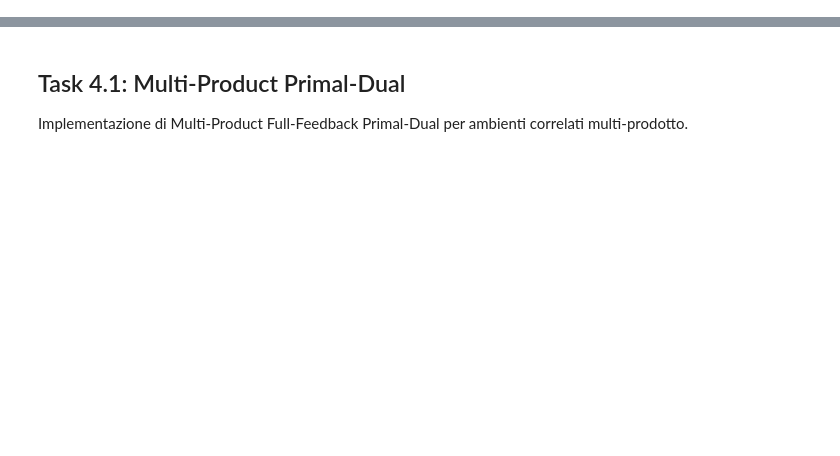
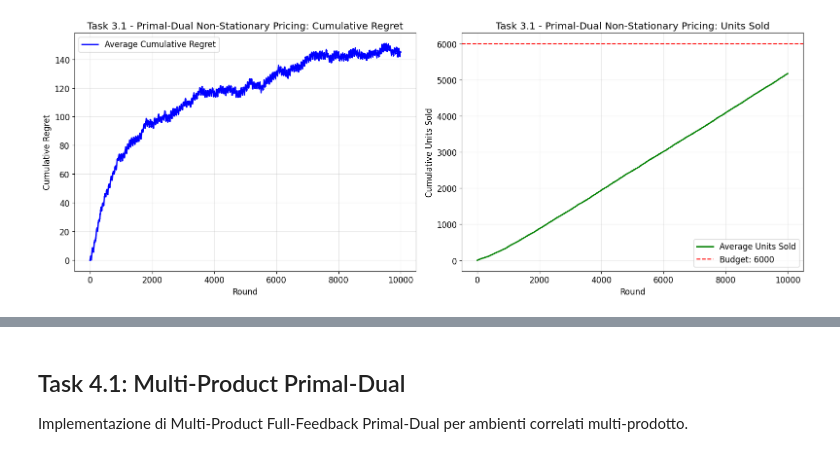
Before and after one commit to aceci0127/Online-Learning-Application-Group-Project, a Jupyter notebook: notebook.ipynb, the cells around one changed output, grey strips where cells are left out. Drawn from its saved outputs; the diff is of its cells as text; code cells hidden in the pictures; blank space fills up the shorter version.

```diff
--- a/notebook.ipynb
+++ b/notebook.ipynb
@@ -434,0 +803,99 @@ Efficienza media: 94.2%
+# %%
+class Task3_1_Runner(StandardExperimentRunner):
+    """Primal-Dual Non-Stationary Pricing experiment runner"""
+
+    def __init__(self, config: ExperimentConfig):
+        super().__init__(config)
+        if config.prices is None:
+            raise ValueError("Prices must be provided for Task 3.1")
+        self.prices = config.prices
+        self.shock_prob = 0.50
+        self.freq = 300
+
+    def create_environment(self, trial_seed: int):
+        rng = np.random.RandomState(trial_seed)
+        return NonStationaryBudgetedPricingEnvironment(
+            self.prices, self.config.horizon, self.shock_prob, self.freq,
+            num_regimes=10000, valuation_type='beta', rng=rng
+        )
+
+    def create_agent(self, trial_seed: int):
+        rng = np.random.RandomState(trial_seed)
+        eta = 1 / np.sqrt(self.config.horizon)
+        return FFPrimalDualPricingAgent(self.prices, self.config.horizon, self.config.budget, rng=rng, eta=eta)
+
+    def compute_clairvoyant_reward(self) -> float:
+        return 0.2528 #TODO: implement clairvoyant reward
+
+    def run_single_trial(self, trial: int):
+        """Custom trial runner for Task 3.1 due to special full-feedback structure"""
+        trial_seed = self.config.seed + trial
+        np.random.seed(trial_seed)
+
+        env = self.create_environment(trial_seed)
+        agent = self.create_agent(trial_seed)
+
+        # Compute clairvoyant for this specific trial
+        sell_probabilities = env.compute_sell_probabilities()
+        exp_util, gamma, exp_cost = compute_clairvoyant_single_product(
+            self.prices, sell_probabilities, self.config.budget, self.config.horizon
+        )
+
+        if trial == 0:
+            print(f"Clairvoyant utility: {exp_util:.4f}")
+            print(f"Expected cost per round: {exp_cost:.4f}")
+            print(f"Sell probabilities (first 5): {sell_probabilities[:5]}")
+
+        regrets = []
+        units_sold = []
+        cum_reward = 0.0
+        cum_regret = 0.0
+        cum_units = 0
+
+        for t in range(self.config.horizon):
+            arm = agent.pull_arm()
+            if arm is None:
+                print(f"Trial {trial+1}: Budget exhausted at round {t}.")
+                break
+
+            valuation = env.round()
+            reward, sold = agent.update(valuation)
+
+            cum_reward += reward
+            instant_regret = exp_util - reward
+            cum_regret += instant_regret
+            cum_units += sold
+            regrets.append(cum_regret)
+            units_sold.append(int(cum_units))
+
+        print(f"Trial {trial+1}: Final reward = {cum_reward:.2f}, Budget remaining = {agent.inventory}")
+        print(f"Final pull counts: {agent.pull_counts}")
+        print(f"Final λ multiplier: {agent.lmbd:.4f}")
+
+        return regrets, units_sold, cum_reward, agent
+
+prices = create_default_prices()
+config = ExperimentConfig(
+    task_name="Task 3.1 - Primal-Dual Non-Stationary Pricing",
+    horizon=10_000,
+    n_trials=1,
+    seed=17,
+    budget=6_000,
+    prices=prices
+)
+
+print(f"Task 3.1 - Primal-Dual Non-Stationary Pricing")
+print(f"Budget: {config.budget}, Horizon: {config.horizon}")
+print(f"Shock probability: {0.50}, Frequency: {300}")
+print(f"Prices: {len(prices)} from {prices[0]:.3f} to {prices[-2]:.3f}")
+
+runner = Task3_1_Runner(config)
+result = runner.run_experiment()
+
+StandardPlotter.plot_experiment_results(result, show_units=True)
+
+analysis = StandardAnalyzer.analyze_results(result)
+StandardAnalyzer.print_analysis(result, analysis)
+
+task3_1_result = result
+# %% [output]
@@ -434,0 +916 @@ Efficienza media: 94.2%
+[figure, added]
```
Also changed, not shown: parts of 28 cells of this notebook, 2 other files.
